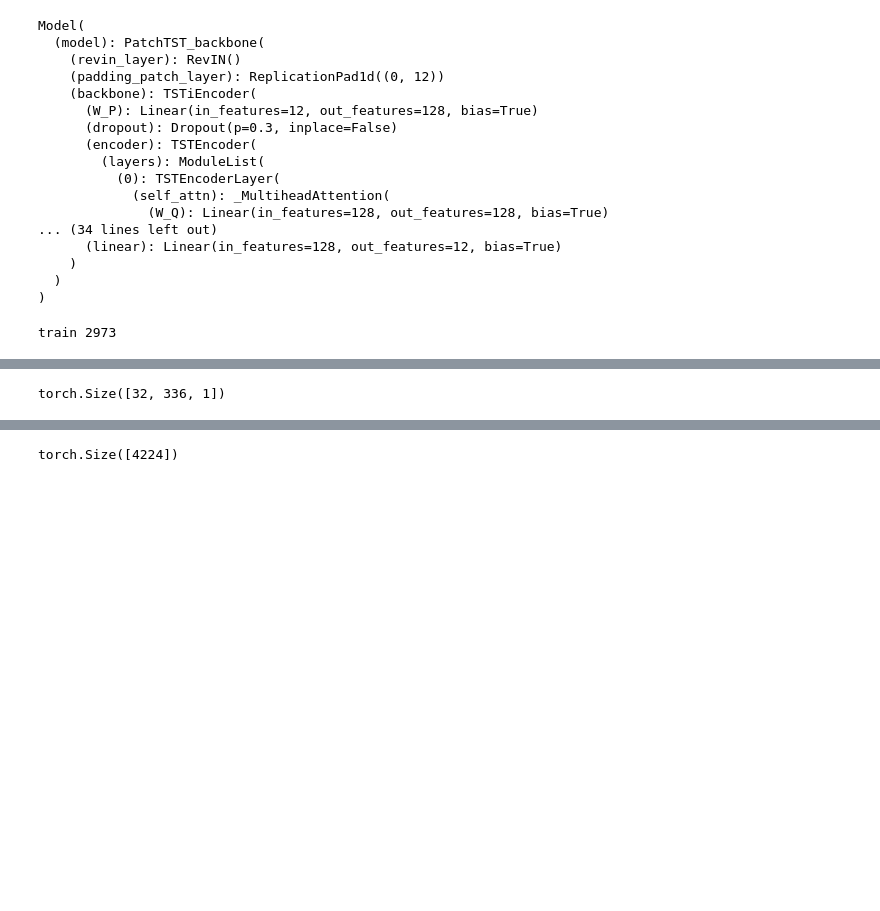
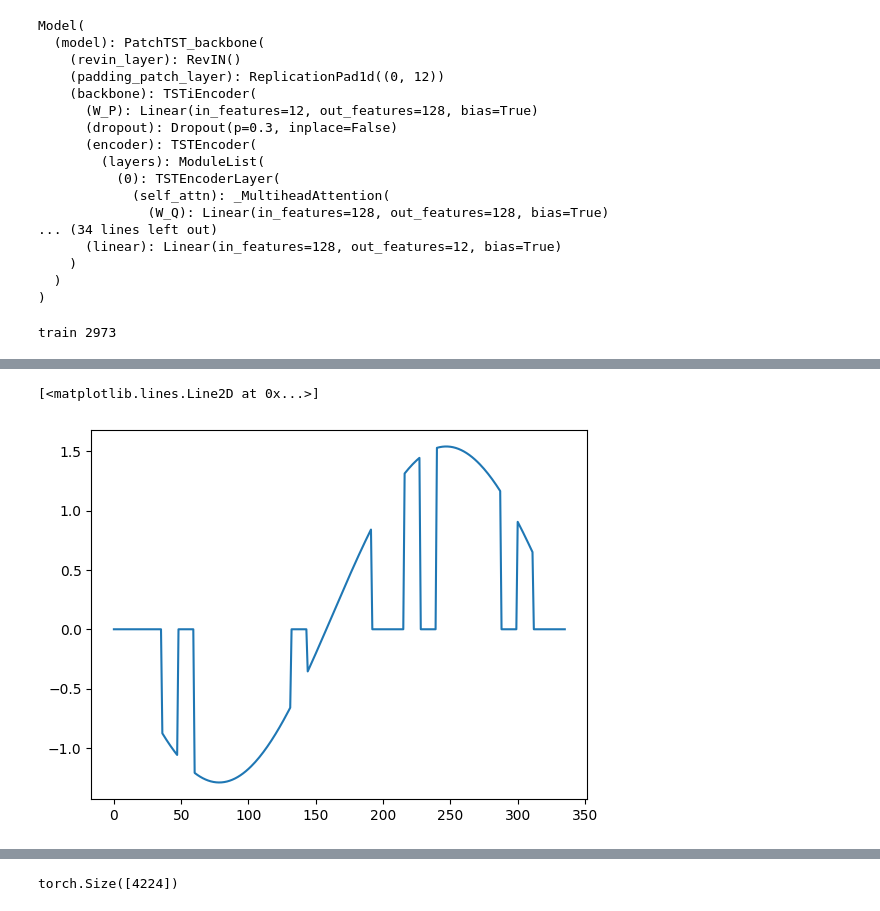
Before and after one commit to arvgram/SEB-TS_foundation, a Jupyter notebook: ts_modelling/modelling.ipynb, the cells around one changed output, grey strips where cells are left out. Cells and saved outputs as stored; diff of their text form; code cells hidden in the pictures; blank space fills up the shorter version.

```diff
--- a/ts_modelling/modelling.ipynb
+++ b/ts_modelling/modelling.ipynb
@@ -166,4 +307,11 @@ tensor(0.8396, grad_fn=<MseLossBackward0>)
+# %%
+plt.plot(batch_x[0,:,0])
+# %% [output]
+[<matplotlib.lines.Line2D at 0x...>]
+[figure, added]
 # %%
-mask_indices_mtx.shape
+import pandas as pd
+df = pd.DataFrame(
+    {'trues': trues.detach(),
+     'output': masked_outputs.detach()}
+)
-# %% [output]
-torch.Size([32, 336, 1])
```
Also changed, not shown: parts of 12 cells of this notebook, 3 other files.
